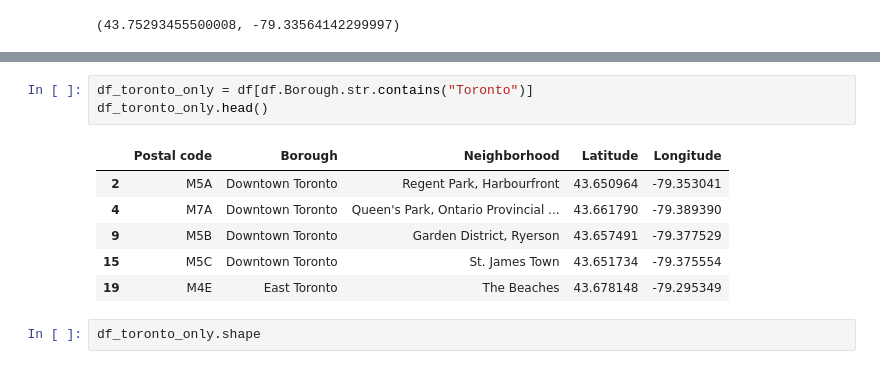
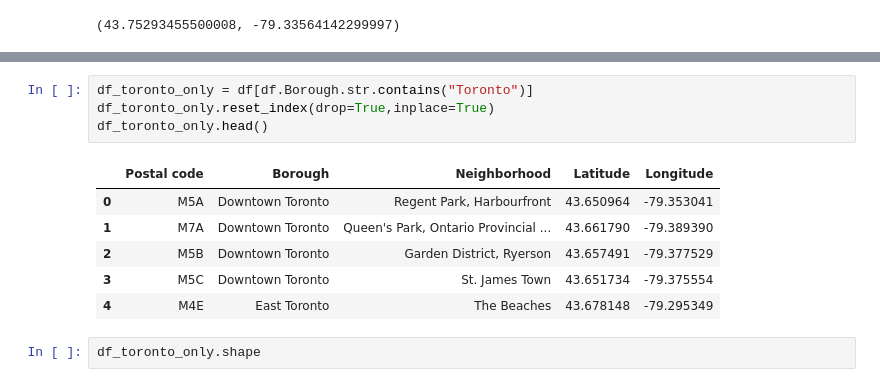
Before and after one commit to Bnibling/Coursera_Capstone_Data_Analysis, a Jupyter notebook: Segmenting and Clustering Neighborhoods in Toronto.ipynb, the cells around one changed output, grey strips where cells are left out. Drawn from its saved outputs; the diff is of its cells as text.

```diff
--- a/Segmenting and Clustering Neighborhoods in Toronto.ipynb
+++ b/Segmenting and Clustering Neighborhoods in Toronto.ipynb
@@ -180,14 +181,15 @@ map_toronto
 [interactive output not drawn]
 # %%
 df_toronto_only = df[df.Borough.str.contains("Toronto")]
+df_toronto_only.reset_index(drop=True,inplace=True)
 df_toronto_only.head()
 # %% [output]
 |  | Postal code | Borough | Neighborhood | Latitude | Longitude |
-| 2 | M5A | Downtown Toronto | Regent Park, Harbourfront | 43.650964 | -79.353041 |
-| 4 | M7A | Downtown Toronto | Queen's Park, Ontario Provincial ... | 43.661790 | -79.389390 |
-| 9 | M5B | Downtown Toronto | Garden District, Ryerson | 43.657491 | -79.377529 |
-| 15 | M5C | Downtown Toronto | St. James Town | 43.651734 | -79.375554 |
-| 19 | M4E | East Toronto | The Beaches | 43.678148 | -79.295349 |
+| 0 | M5A | Downtown Toronto | Regent Park, Harbourfront | 43.650964 | -79.353041 |
+| 1 | M7A | Downtown Toronto | Queen's Park, Ontario Provincial ... | 43.661790 | -79.389390 |
+| 2 | M5B | Downtown Toronto | Garden District, Ryerson | 43.657491 | -79.377529 |
+| 3 | M5C | Downtown Toronto | St. James Town | 43.651734 | -79.375554 |
+| 4 | M4E | East Toronto | The Beaches | 43.678148 | -79.295349 |
 # %%
 df_toronto_only.shape
 # %% [output]
```
Also changed, not shown: parts of 34 cells of this notebook.
